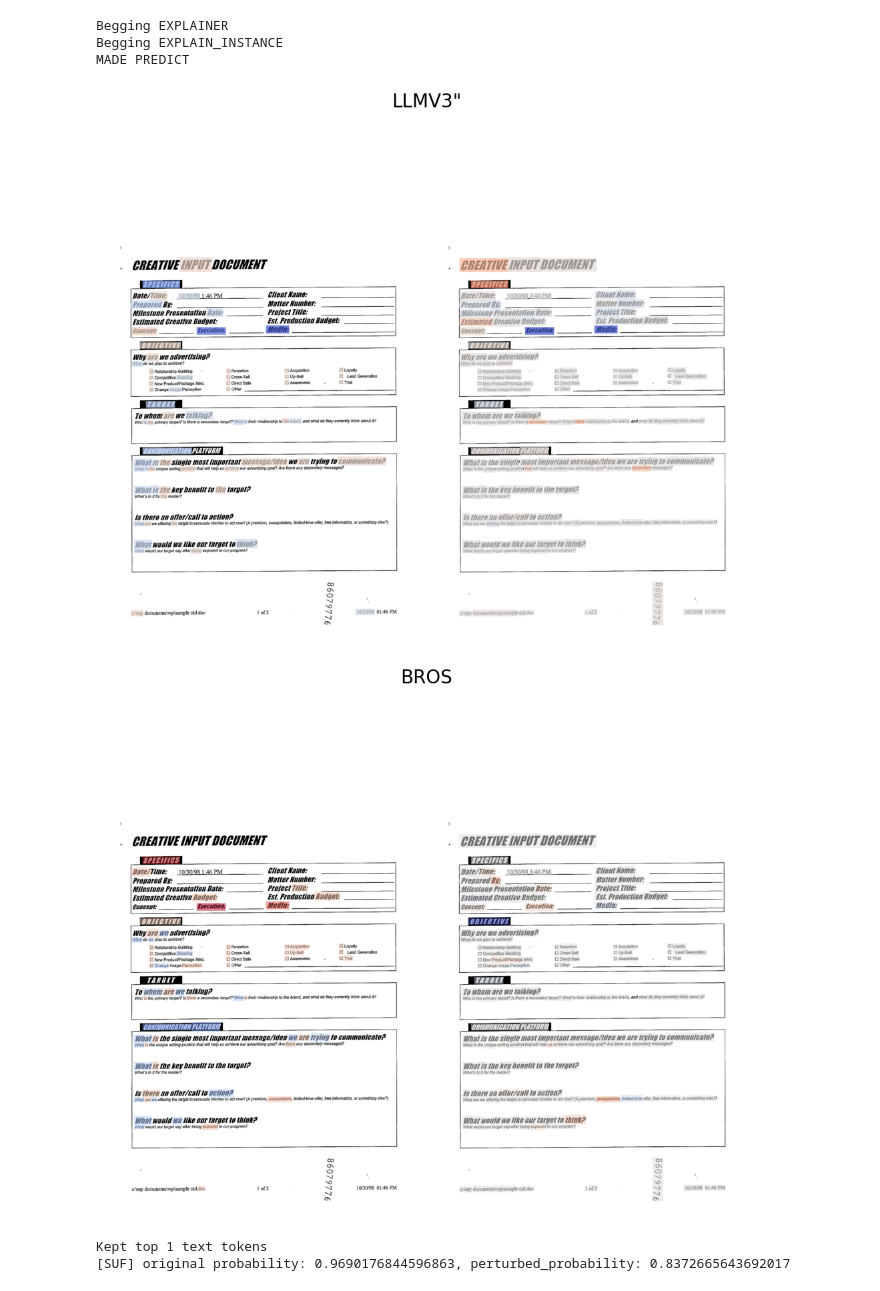
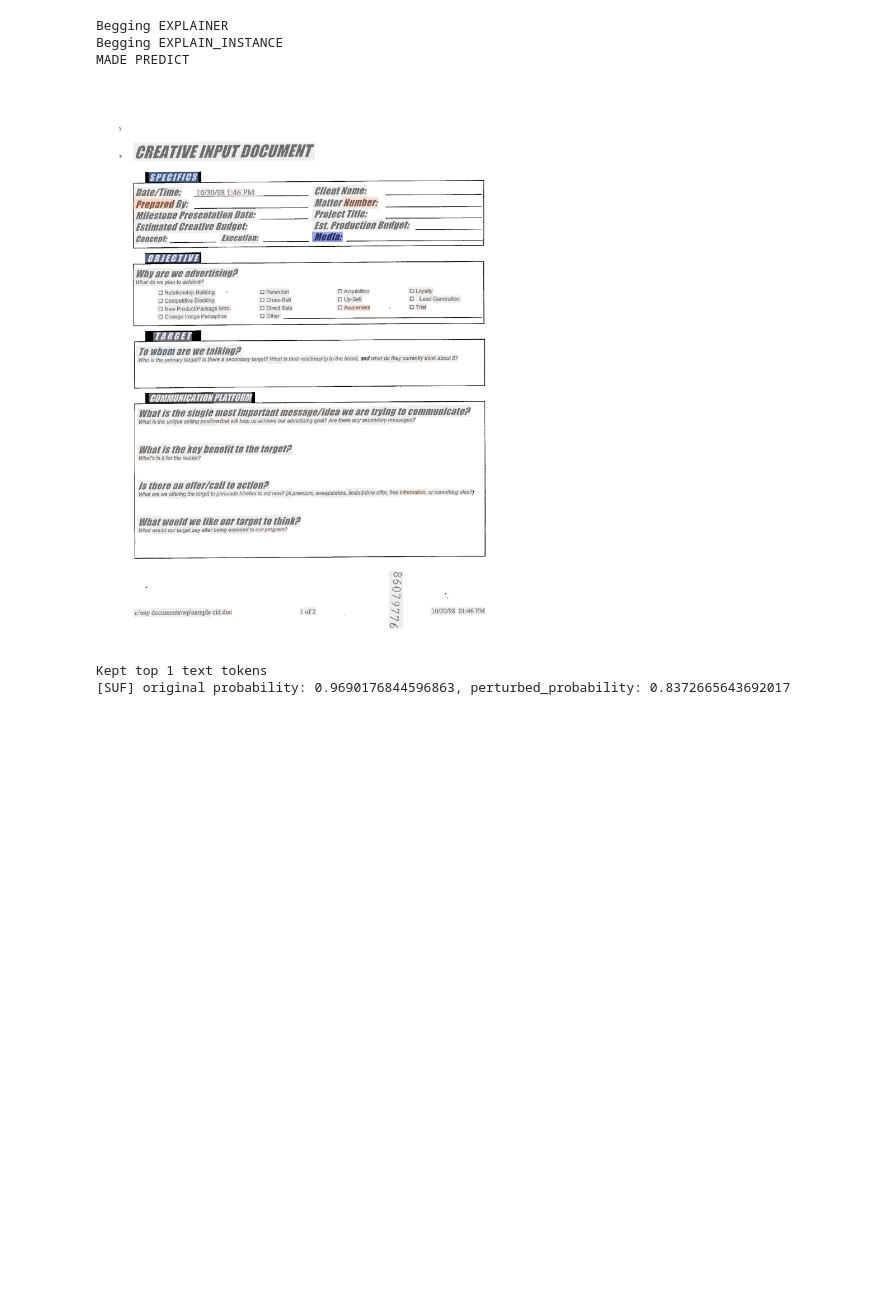
Before and after one commit to adamserag1/Interpretability-for-VRDU-models, a Jupyter notebook: experiments/THESE-NER-Local.ipynb, the cells around one changed output. Cells and saved outputs as stored; diff of their text form; code cells hidden in the pictures; blank space fills up the shorter version.

```diff
--- a/experiments/THESE-NER-Local.ipynb
+++ b/experiments/THESE-NER-Local.ipynb
@@ -400,44 +424,48 @@ MADE PREDICT
 text_explanations_hms = {}
 text_explanations_weights = {}
 w, h = example.image.size
 bboxes = [unnormalize_box(bbox, w, h) for bbox in example.bboxes]
 
 def get_bros_weights_and_hm(key, explanation, global_weights_dict):
   if 'lime' in key:
     weights = dict(explanation.as_list(label=3))
     weights = {key.replace('=1', ''): value for key, value in weights.items()}
     global_weights_dict.update({key : weights})
   else:
     weights = {tok : float(val) for tok, val in zip(example.words, explanation.values[:,:,3].flatten())}
     global_weights_dict.update({key : weights})
   hm = draw_lime_token_heatmap(image = example.image, words = example.words, boxes = bboxes, weights=weights, alpha=0.5)
   return hm
 
 def get_llmv3_weights_and_hm(key, explanation, global_weights_dict):
   if 'lime' in key:
     weights = dict(explanation.as_list(label=target_label))
     weights = {key.replace('=1', ''): value for key, value in weights.items()}
     global_weights_dict.update({key : weights})
   else:
     weights = {tok : float(val) for tok, val in zip(example.words, explanation.values[:,:,target_label].flatten())}
     global_weights_dict.update({key : weights})
   hm = draw_lime_token_heatmap(image = example.image, words = example.words, boxes = bboxes, weights=weights, alpha=0.7)
   return hm
 
 llmve_hms = [get_llmv3_weights_and_hm(key, text_explanations[key], text_explanations_weights) for key in text_explanations if 'LLMV3' in key]
 bros_hms = [get_bros_weights_and_hm(key, text_explanations[key], text_explanations_weights) for key in text_explanations if 'BROS' in key]
-display_image_grid(llmve_hms,
-                   [f'', f''],
-                    (1,2),
-                   main_title='LLMV3"')
-display_image_grid(bros_hms,
-                   [f'',f''],
-                   (1,2),
-                   main_title='BROS'
-                   )
+# display_image_grid(llmve_hms,
+#                    [f'', f''],
+#                     (1,2),
+#                    main_title='LLMV3"')
+# display_image_grid(bros_hms,
+#                    [f'',f''],
+#                    (1,2),
+#                    main_title='BROS'
+#                    )
+
+# llmve_hms[0]
+# llmve_hms[1]
+# bros_hms[0]
+bros_hms[1]
 # %% [output]
-[figure, old version]
+[figure, new version]
-[figure, removed]
 # %%
 ner_fidelity = FidelityEvaluator(
     model          = LLMV3,
```
Also changed, not shown: parts of 8 cells of this notebook.
